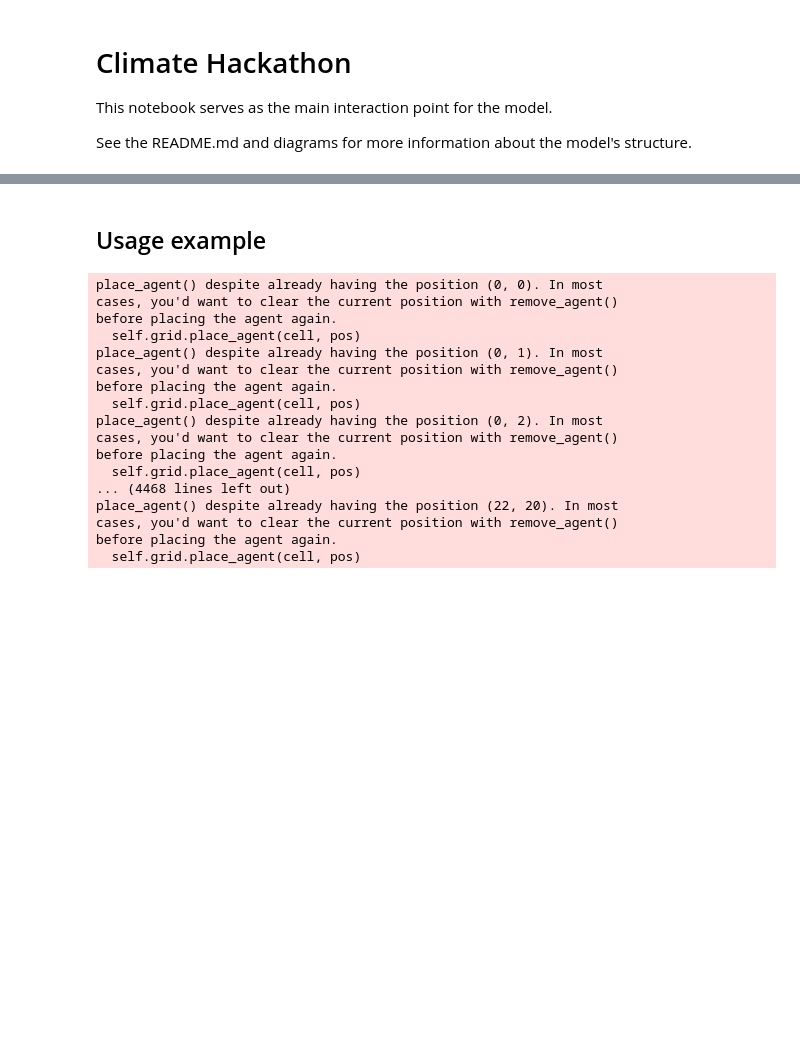
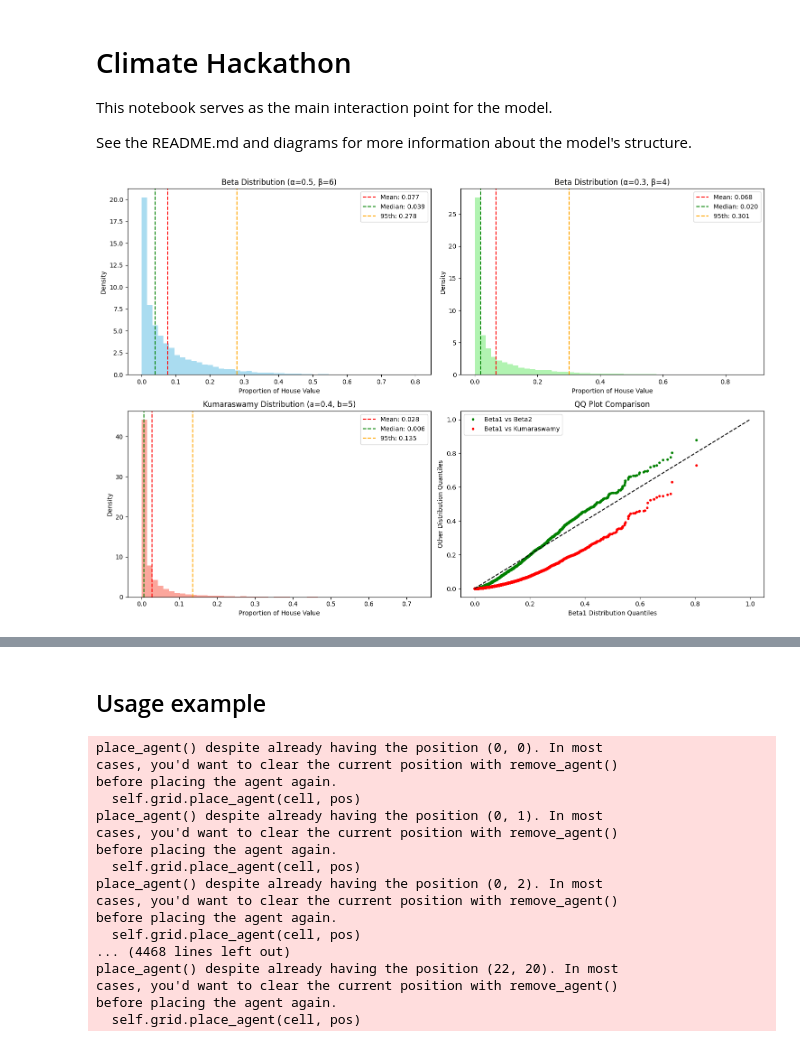
Before and after one commit to lukas-al/climate-hackathon-24, a Jupyter notebook: analysis_nb.ipynb, the cells around one changed output, grey strips where cells are left out. Drawn from its saved outputs; the diff is of its cells as text; code cells hidden in the pictures; blank space fills up the shorter version.

```diff
--- a/analysis_nb.ipynb
+++ b/analysis_nb.ipynb
@@ -12,0 +14,96 @@ import seaborn as sns
+# %%
+import numpy as np
+import matplotlib.pyplot as plt
+from scipy import stats
+
+# Set random seed for reproducibility
+np.random.seed(42)
+n_samples = 10000
+
+# Create figure for comparing distributions
+plt.figure(figsize=(15, 10))
+
+# 1. Beta distribution with heavy right tail
+alpha1, beta1 = 0.5, 6  # This creates a very right-skewed distribution
+beta_samples = np.random.beta(alpha1, beta1, n_samples)
+
+# 2. Alternative Beta parameterization
+alpha2, beta2 = 0.3, 4  # Even more right-skewed
+beta_samples2 = np.random.beta(alpha2, beta2, n_samples)
+
+# 3. Kumaraswamy distribution (similar to Beta but easier to interpret parameters)
+# Implementing using inverse CDF method
+def kumaraswamy_samples(a, b, size):
+    u = np.random.uniform(0, 1, size)
+    return (1 - (1 - u)**(1/b))**(1/a)
+
+kum_samples = kumaraswamy_samples(0.4, 5, n_samples)
+
+# Create subplots
+plt.subplot(2, 2, 1)
+plt.hist(beta_samples, bins=50, density=True, alpha=0.7, color='skyblue')
+plt.title(f'Beta Distribution (α={alpha1}, β={beta1})')
+plt.xlabel('Proportion of House Value')
+plt.ylabel('Density')
+# Add vertical lines for key statistics
+plt.axvline(np.mean(beta_samples), color='red', linestyle='--', label=f'Mean: {np.mean(beta_samples):.3f}')
+plt.axvline(np.median(beta_samples), color='green', linestyle='--', label=f'Median: {np.median(beta_samples):.3f}')
+plt.axvline(np.percentile(beta_samples, 95), color='orange', linestyle='--', label=f'95th: {np.percentile(beta_samples, 95):.3f}')
+plt.legend()
+
+plt.subplot(2, 2, 2)
+plt.hist(beta_samples2, bins=50, density=True, alpha=0.7, color='lightgreen')
+plt.title(f'Beta Distribution (α={alpha2}, β={beta2})')
+plt.xlabel('Proportion of House Value')
+plt.ylabel('Density')
+plt.axvline(np.mean(beta_samples2), color='red', linestyle='--', label=f'Mean: {np.mean(beta_samples2):.3f}')
+plt.axvline(np.median(beta_samples2), color='green', linestyle='--', label=f'Median: {np.median(beta_samples2):.3f}')
+plt.axvline(np.percentile(beta_samples2, 95), color='orange', linestyle='--', label=f'95th: {np.percentile(beta_samples2, 95):.3f}')
+plt.legend()
+
+plt.subplot(2, 2, 3)
+plt.hist(kum_samples, bins=50, density=True, alpha=0.7, color='salmon')
+plt.title('Kumaraswamy Distribution (a=0.4, b=5)')
+plt.xlabel('Proportion of House Value')
+plt.ylabel('Density')
+plt.axvline(np.mean(kum_samples), color='red', linestyle='--', label=f'Mean: {np.mean(kum_samples):.3f}')
+plt.axvline(np.median(kum_samples), color='green', linestyle='--', label=f'Median: {np.median(kum_samples):.3f}')
+plt.axvline(np.percentile(kum_samples, 95), color='orange', linestyle='--', label=f'95th: {np.percentile(kum_samples, 95):.3f}')
+plt.legend()
+
+# Combined QQ plot
+plt.subplot(2, 2, 4)
+plt.plot(np.sort(beta_samples), np.sort(beta_samples2), 'g.', label='Beta1 vs Beta2')
+plt.plot(np.sort(beta_samples), np.sort(kum_samples), 'r.', label='Beta1 vs Kumaraswamy')
+plt.plot([0, 1], [0, 1], 'k--')
+plt.title('QQ Plot Comparison')
+plt.xlabel('Beta1 Distribution Quantiles')
+plt.ylabel('Other Distribution Quantiles')
+plt.legend()
+
+plt.tight_layout()
+plt.show()
+
+# Print summary statistics for each distribution
+print("\nBeta Distribution 1 (α=0.5, β=6):")
+print(f"Mean: {np.mean(beta_samples):.3f}")
+print(f"Median: {np.median(beta_samples):.3f}")
+print(f"95th percentile: {np.percentile(beta_samples, 95):.3f}")
+print(f"99th percentile: {np.percentile(beta_samples, 99):.3f}")
+print(f"Skewness: {stats.skew(beta_samples):.3f}")
+
+print("\nBeta Distribution 2 (α=0.3, β=4):")
+print(f"Mean: {np.mean(beta_samples2):.3f}")
+print(f"Median: {np.median(beta_samples2):.3f}")
+print(f"95th percentile: {np.percentile(beta_samples2, 95):.3f}")
+print(f"99th percentile: {np.percentile(beta_samples2, 99):.3f}")
+print(f"Skewness: {stats.skew(beta_samples2):.3f}")
+
+print("\nKumaraswamy Distribution (a=0.4, b=5):")
+print(f"Mean: {np.mean(kum_samples):.3f}")
+print(f"Median: {np.median(kum_samples):.3f}")
+print(f"95th percentile: {np.percentile(kum_samples, 95):.3f}")
+print(f"99th percentile: {np.percentile(kum_samples, 99):.3f}")
+print(f"Skewness: {stats.skew(kum_samples):.3f}")
+# %% [output]
+[figure, added]
```
Also changed, not shown: parts of 3 cells of this notebook, 1 other file.
